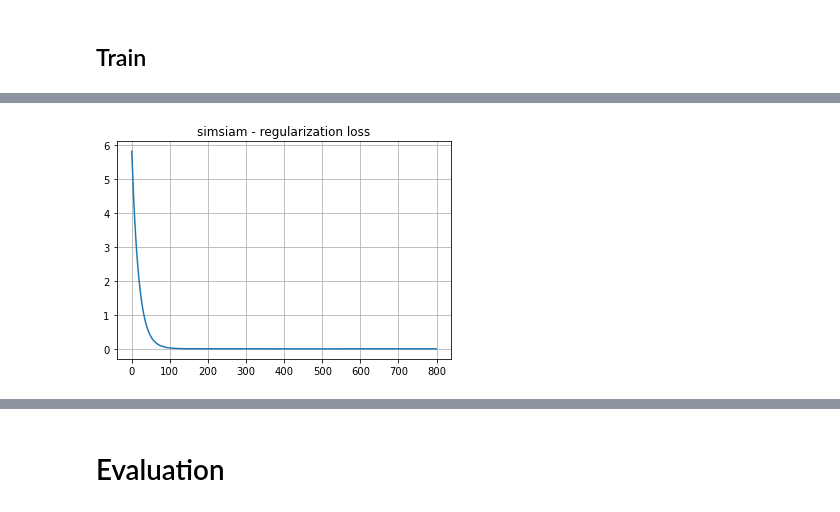
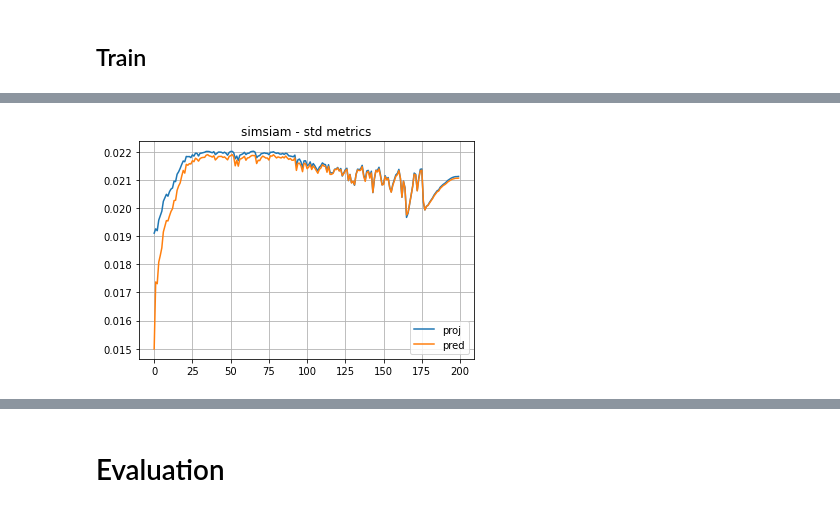
Before and after one commit to tensorflow/similarity, a Jupyter notebook: examples/unsupervised_hello_world.ipynb, the cells around one changed output, grey strips where cells are left out. Saved outputs shown, nothing was run; the diff lists cells and outputs as text; code cells hidden in the pictures.

Commit message:
Initial working version of SimSiam on cifar10

```diff
--- a/examples/unsupervised_hello_world.ipynb
+++ b/examples/unsupervised_hello_world.ipynb
@@ -250,11 +250,13 @@ def simsiam_augmenter(img, blur=True, area_range=(0.2, 1.0)):
             np.random.uniform(0.0, 0.1),
             "simclrv2",
         )
+
     img = tfsim.augmenters.simclr.random_apply(_jitter_transform, p=0.8, x=img)
 
     # # random grayscale
     def _grascayle_transform(x):
         return tfsim.augmenters.simclr.to_grayscale(x)
+
     img = tfsim.augmenters.simclr.random_apply(_grascayle_transform, p=0.2, x=img)
 
     # optional random gaussian blur
@@ -271,8 +273,8 @@ def simsiam_augmenter(img, blur=True, area_range=(0.2, 1.0)):
 @tf.function()
 def process(img):
     # SimClrAugmenter returns scaled values between [0,1]
-    view1 = train_augmenter(img, blur=False)
-    view2 = train_augmenter(img, blur=False)
+    view1 = simsiam_augmenter(img, blur=False)
+    view2 = simsiam_augmenter(img, blur=False)
     # The ResNet model scales internally and expects the inputs to be between [0, 255]
     return (view1 * 255.0, view2 * 255.0)
 
@@ -315,15 +317,16 @@ Typically, the projector and predictor networks are only 2 or 3 layers with batc
 
 Describe why we don't use ImageNet weights
 # %%
-def get_backbone(img_size, activation="relu", trainable=True):
+def get_backbone(
+    img_size, activation="relu", preproc_mode="torch"
+):
     input_shape = (img_size, img_size, 3)
     backbone = tfsim.architectures.ResNet18Sim(
         input_shape,
         augmentation=None,
         include_top=False,  # Take the pooling layer as the output.
-        pooling="gem",  # Use GeneralizedMeanPooling2D
-        gem_p=1.0,  # Increase the contrast between activations in the feature map.
-        weight_decay=WEIGHT_DECAY,
+        pooling="avg",  # Use GeneralizedMeanPooling2D
+        # gem_p=3.0,  # Increase the contrast between activations in the feature map.
         preproc_mode="torch",
     )
     return backbone
@@ -358,11 +361,10 @@ def get_projector(input_dim, dim, activation="relu", num_layers: int = 3):
         x = tf.keras.layers.Dense(
             dim,
             use_bias=False,
-            name=f"projector_layer_{i}",
             kernel_initializer=tf.keras.initializers.RandomUniform(
                 minval=-tf.math.sqrt(k), maxval=tf.math.sqrt(k)
             ),
-            kernel_regularizer=tf.keras.regularizers.l2(WEIGHT_DECAY),
+            name=f"projector_layer_{i}",
         )(x)
         x = tf.keras.layers.BatchNormalization(
             epsilon=1.001e-5, name=f"batch_normalization_{i}"
@@ -373,14 +375,16 @@ def get_projector(input_dim, dim, activation="relu", num_layers: int = 3):
     x = tf.keras.layers.Dense(
         dim,
         use_bias=False,
-        name="projector_output",
         kernel_initializer=tf.keras.initializers.RandomUniform(
             minval=-tf.math.sqrt(k), maxval=tf.math.sqrt(k)
         ),
-        kernel_regularizer=tf.keras.regularizers.l2(WEIGHT_DECAY),
+        name="projector_output",
     )(x)
     x = tf.keras.layers.BatchNormalization(
-        epsilon=1.001e-5, name=f"batch_normalization_ouput"
+        epsilon=1.001e-5,
+        center=False,  # Page:5, Paragraph:2 of SimSiam paper
+        scale=False,  # Page:5, Paragraph:2 of SimSiam paper
+        name=f"batch_normalization_ouput",
     )(x)
     o = tfsim.layers.ActivationStdLoggingLayer(name="proj_std")(x)
     projector = tf.keras.Model(inputs, o, name="projector")
@@ -481,7 +484,13 @@ if ALGORITHM == "simsiam":
         initial_learning_rate=INIT_LR,
         decay_steps=PRE_TRAIN_EPOCHS * PRE_TRAIN_STEPS_PER_EPOCH,
     )
-    optimizer = tf.keras.optimizers.SGD(learning_rate=lr_decayed_fn, momentum=0.9)
+    wd_decayed_fn = tf.keras.optimizers.schedules.CosineDecay(
+        initial_learning_rate=WEIGHT_DECAY,
+        decay_steps=PRE_TRAIN_EPOCHS * PRE_TRAIN_STEPS_PER_EPOCH,
+    )
+    optimizer = tfa.optimizers.SGDW(
+        learning_rate=lr_decayed_fn, weight_decay=wd_decayed_fn, momentum=0.9
+    )
 elif ALGORITHM == "barlow":
     loss = tfsim.losses.Barlow(name=ALGORITHM)
 
@@ -584,7 +593,9 @@ plt.show()
 # %%
-plt.plot(history.history["regularization_loss"])
+plt.plot(history.history["proj_std"], label="proj")
+plt.plot(history.history["pred_std"], label="pred")
 plt.grid()
-plt.title(f'{loss.name} - regularization loss')
+plt.title(f"{loss.name} - std metrics")
+plt.legend()
 plt.show()
 # %% [output]
-[figure, old version]
+[figure, new version]
```
Also changed, not shown: parts of 18 cells of this notebook.
